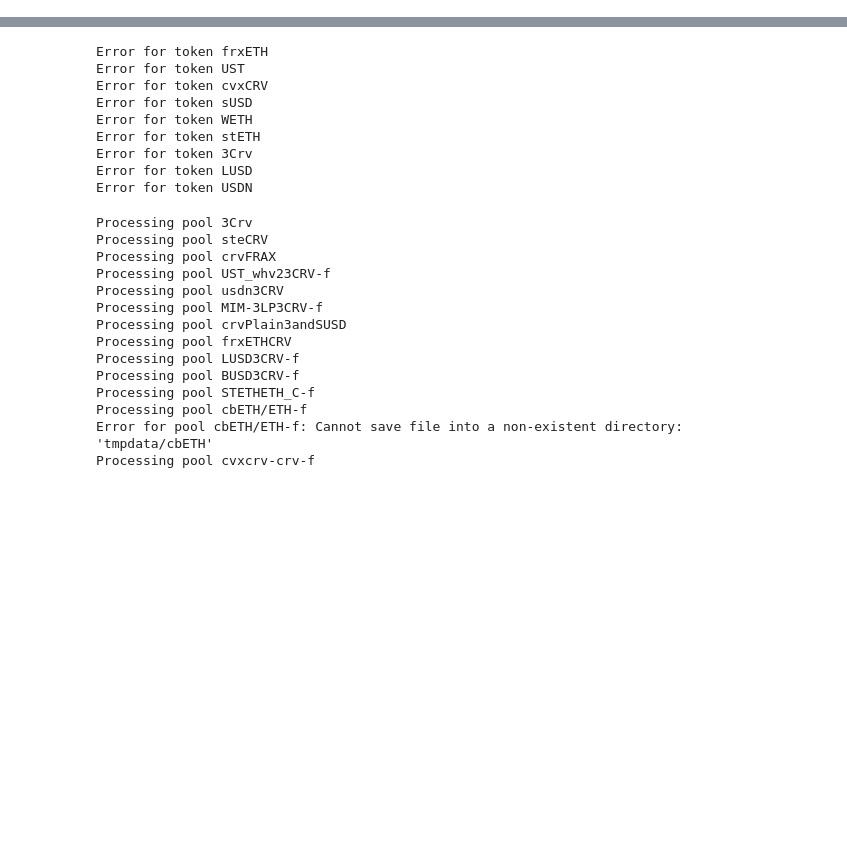
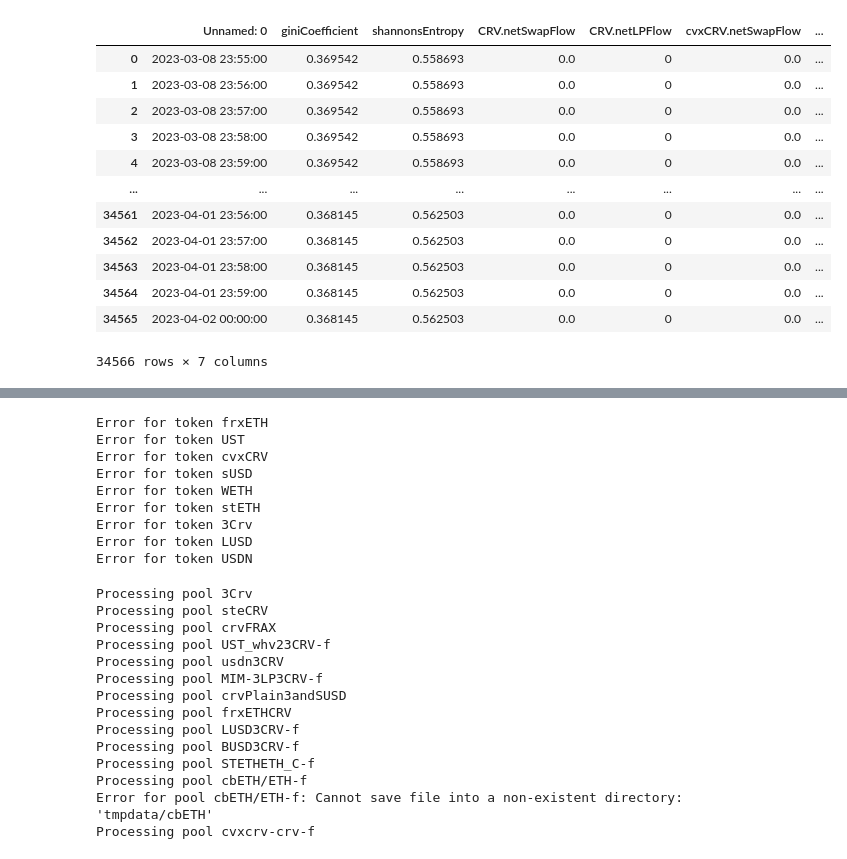
Before and after one commit to xenophonlabs/curve-lp-metrics, a Jupyter notebook: explore.ipynb, the cells around one changed output, grey strips where cells are left out. Drawn from its saved outputs; the diff is of its cells as text; code cells hidden in the pictures; blank space fills up the shorter version.

```diff
--- a/explore.ipynb
+++ b/explore.ipynb
@@ -220,0 +143,17 @@ Error saving USDN OHLCV data: 'timestamp'
+# %%
+foo = pd.read_csv("./data/newmetrics/USDC_metrics.csv")
+foo
+# %% [output]
+|  | Unnamed: 0 | giniCoefficient | shannonsEntropy | CRV.netSwapFlow | CRV.netLPFlow | cvxCRV.netSwapFlow | ... |
+| 0 | 2023-03-08 23:55:00 | 0.369542 | 0.558693 | 0.0 | 0 | 0.0 | ... |
+| 1 | 2023-03-08 23:56:00 | 0.369542 | 0.558693 | 0.0 | 0 | 0.0 | ... |
+| 2 | 2023-03-08 23:57:00 | 0.369542 | 0.558693 | 0.0 | 0 | 0.0 | ... |
+| 3 | 2023-03-08 23:58:00 | 0.369542 | 0.558693 | 0.0 | 0 | 0.0 | ... |
+| 4 | 2023-03-08 23:59:00 | 0.369542 | 0.558693 | 0.0 | 0 | 0.0 | ... |
+| ... | ... | ... | ... | ... | ... | ... | ... |
+| 34561 | 2023-04-01 23:56:00 | 0.368145 | 0.562503 | 0.0 | 0 | 0.0 | ... |
+| 34562 | 2023-04-01 23:57:00 | 0.368145 | 0.562503 | 0.0 | 0 | 0.0 | ... |
+| 34563 | 2023-04-01 23:58:00 | 0.368145 | 0.562503 | 0.0 | 0 | 0.0 | ... |
+| 34564 | 2023-04-01 23:59:00 | 0.368145 | 0.562503 | 0.0 | 0 | 0.0 | ... |
+| 34565 | 2023-04-02 00:00:00 | 0.368145 | 0.562503 | 0.0 | 0 | 0.0 | ... |
+34566 rows × 7 columns
```
Also changed, not shown: parts of 22 cells of this notebook, 7 other files.
